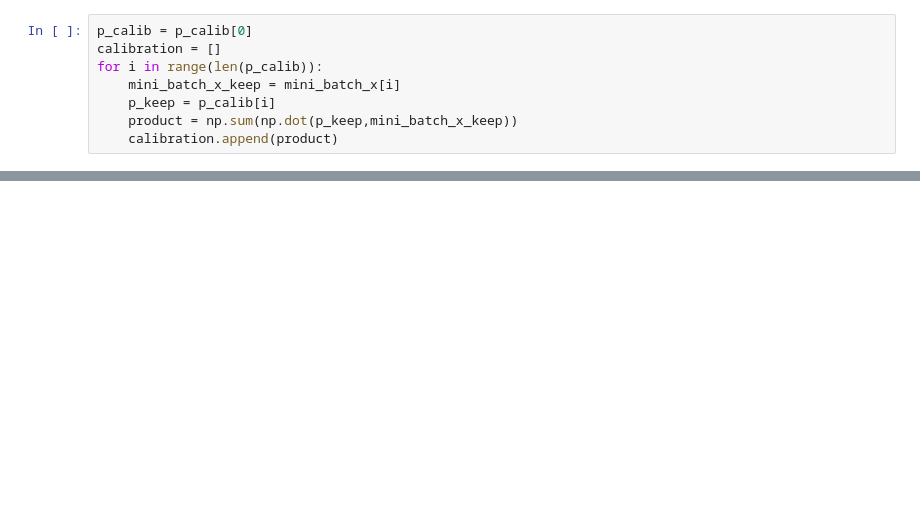
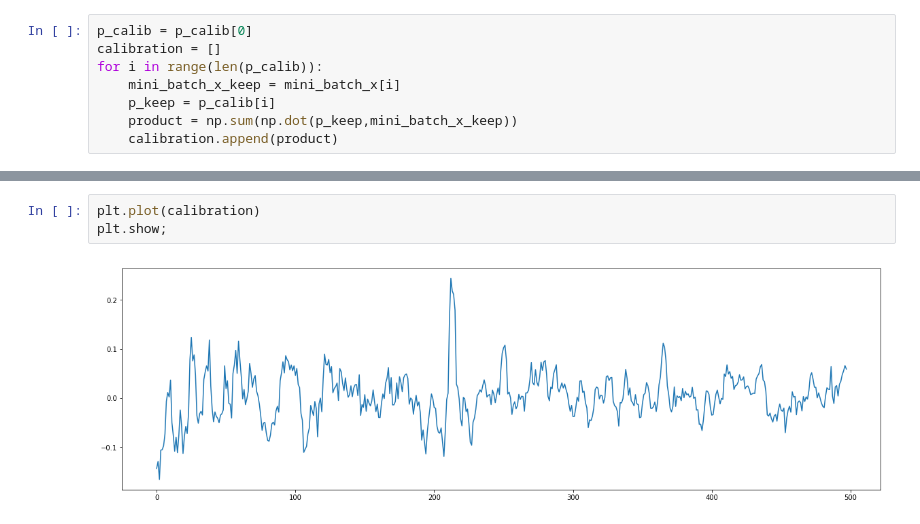
Before and after one commit to DLColumbia/DeepLearning_for_finance, a Jupyter notebook: calibration_first_try.ipynb, the cells around one changed output, grey strips where cells are left out. Cells and saved outputs as stored; diff of their text form; blank space fills up the shorter version.

```diff
--- a/calibration_first_try.ipynb
+++ b/calibration_first_try.ipynb
@@ -1017,0 +1034,5 @@ plt.show();
+# %%
+plt.plot(calibration)
+plt.show;
+# %% [output]
+[figure, added]
```
Also changed, not shown: parts of 15 cells of this notebook.
